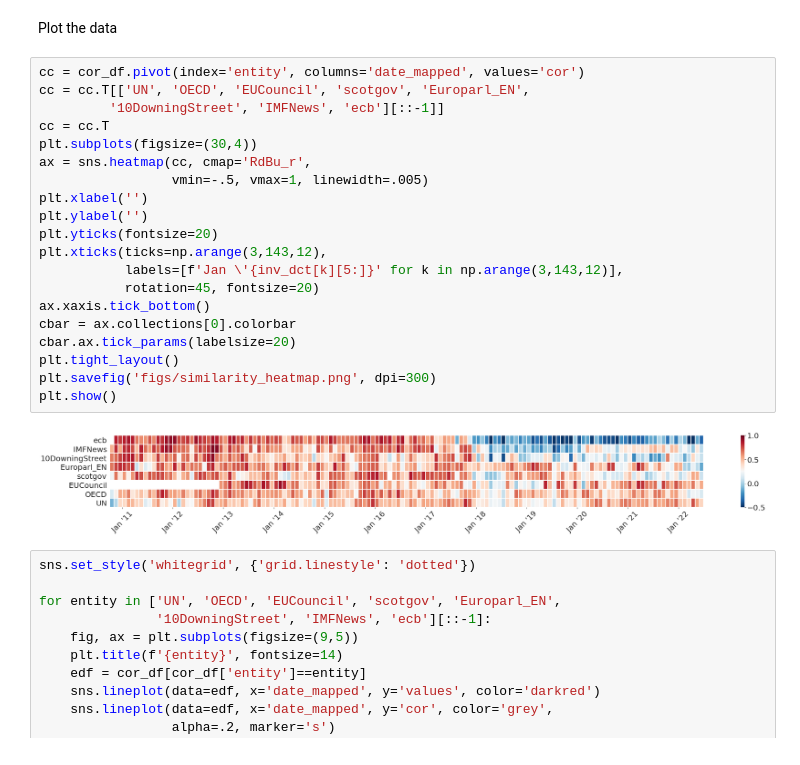
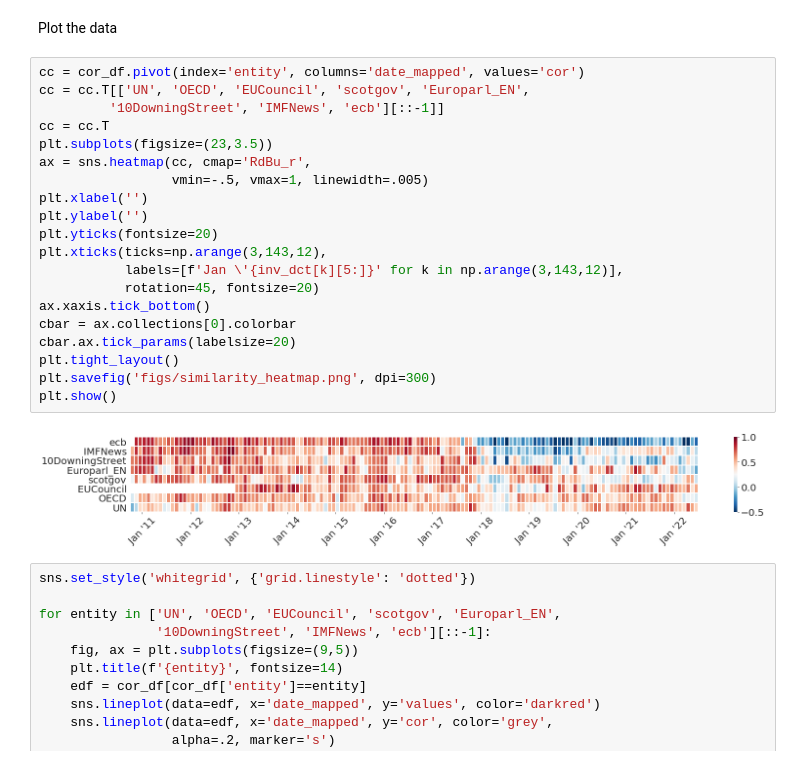
Before and after one commit to rbroc/eucomm-twitter, a Jupyter notebook: Topics.ipynb, the cells around one changed output. Drawn from its saved outputs; the diff is of its cells as text.

Commit message:
new stab at figures

```diff
--- a/Topics.ipynb
+++ b/Topics.ipynb
@@ -277,25 +277,25 @@ Plot the data
 # %%
 cc = cor_df.pivot(index='entity', columns='date_mapped', values='cor')
 cc = cc.T[['UN', 'OECD', 'EUCouncil', 'scotgov', 'Europarl_EN',
          '10DowningStreet', 'IMFNews', 'ecb'][::-1]]
 cc = cc.T
-plt.subplots(figsize=(30,4))
+plt.subplots(figsize=(23,3.5))
 ax = sns.heatmap(cc, cmap='RdBu_r',
                  vmin=-.5, vmax=1, linewidth=.005)
 plt.xlabel('')
 plt.ylabel('')
 plt.yticks(fontsize=20)
 plt.xticks(ticks=np.arange(3,143,12),
            labels=[f'Jan \'{inv_dct[k][5:]}' for k in np.arange(3,143,12)],
            rotation=45, fontsize=20)
 ax.xaxis.tick_bottom()
 cbar = ax.collections[0].colorbar
 cbar.ax.tick_params(labelsize=20)
 plt.tight_layout()
 plt.savefig('figs/similarity_heatmap.png', dpi=300)
 plt.show()
 # %% [output]
-[figure, old version]
+[figure, new version]
 # %%
 sns.set_style('whitegrid', {'grid.linestyle': 'dotted'})
 
```
Also changed, not shown: 1 other file.
